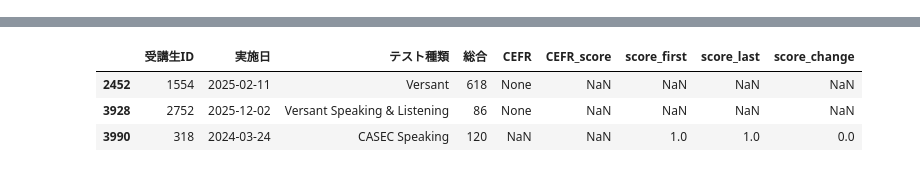
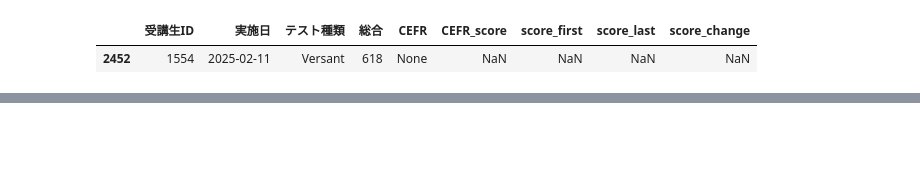
Before and after one commit to Kazuya-Y/public, a Jupyter notebook: Kazuya_データ分析.ipynb, the cells around one changed output, grey strips where cells are left out. Saved outputs shown, nothing was run; the diff lists cells and outputs as text; code cells hidden in the pictures; blank space fills up the shorter version.

```diff
--- a/Kazuya_データ分析.ipynb
+++ b/Kazuya_データ分析.ipynb
@@ -118,3 +102,8 @@ df_monthly_test_results
+# %%
+df_monthly_test_results[df_monthly_test_results['受講生ID']==1554]
+# %% [output]
+|  | 受講生ID | 実施日 | テスト種類 | 総合 | CEFR | CEFR_score | score_first | score_last | score_change |
+| 2452 | 1554 | 2025-02-11 | Versant | 618 | None | NaN | NaN | NaN | NaN |
 # %%
 from google.colab import files
 df_test=df_monthly_test_results[df_monthly_test_results['テスト種類']=='CASEC Speaking'].head(30)
@@ -143,10 +132,5 @@ df_monthly_test_results['score_change'] =df_monthly_test_results['score_last']-d
 
 
 ##df_monthly_test_results.head(50)
-df_monthly_test_results['CEFR_score'].isna().sum()
-df_monthly_test_results[df_monthly_test_results['CEFR_score'].isna()]
+#df_monthly_test_results['CEFR_score'].isna().sum()
+#df_monthly_test_results[df_monthly_test_results['CEFR_score'].isna()]
-# %% [output]
-|  | 受講生ID | 実施日 | テスト種類 | 総合 | CEFR | CEFR_score | score_first | score_last | score_change |
-| 2452 | 1554 | 2025-02-11 | Versant | 618 | None | NaN | NaN | NaN | NaN |
-| 3928 | 2752 | 2025-12-02 | Versant Speaking & Listening | 86 | None | NaN | NaN | NaN | NaN |
-| 3990 | 318 | 2024-03-24 | CASEC Speaking | 120 | NaN | NaN | 1.0 | 1.0 | 0.0 |
```
Also changed, not shown: parts of 7 cells of this notebook.
